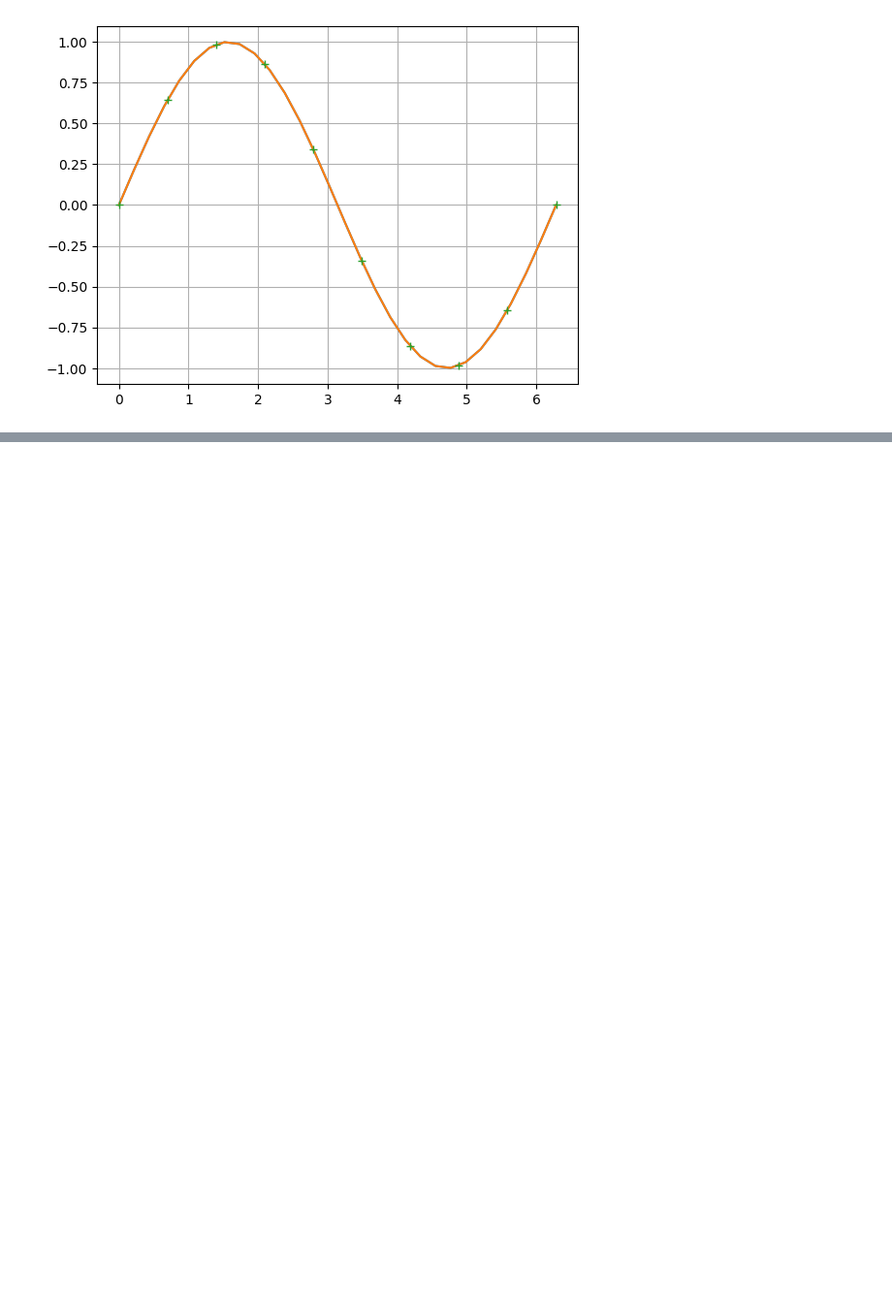
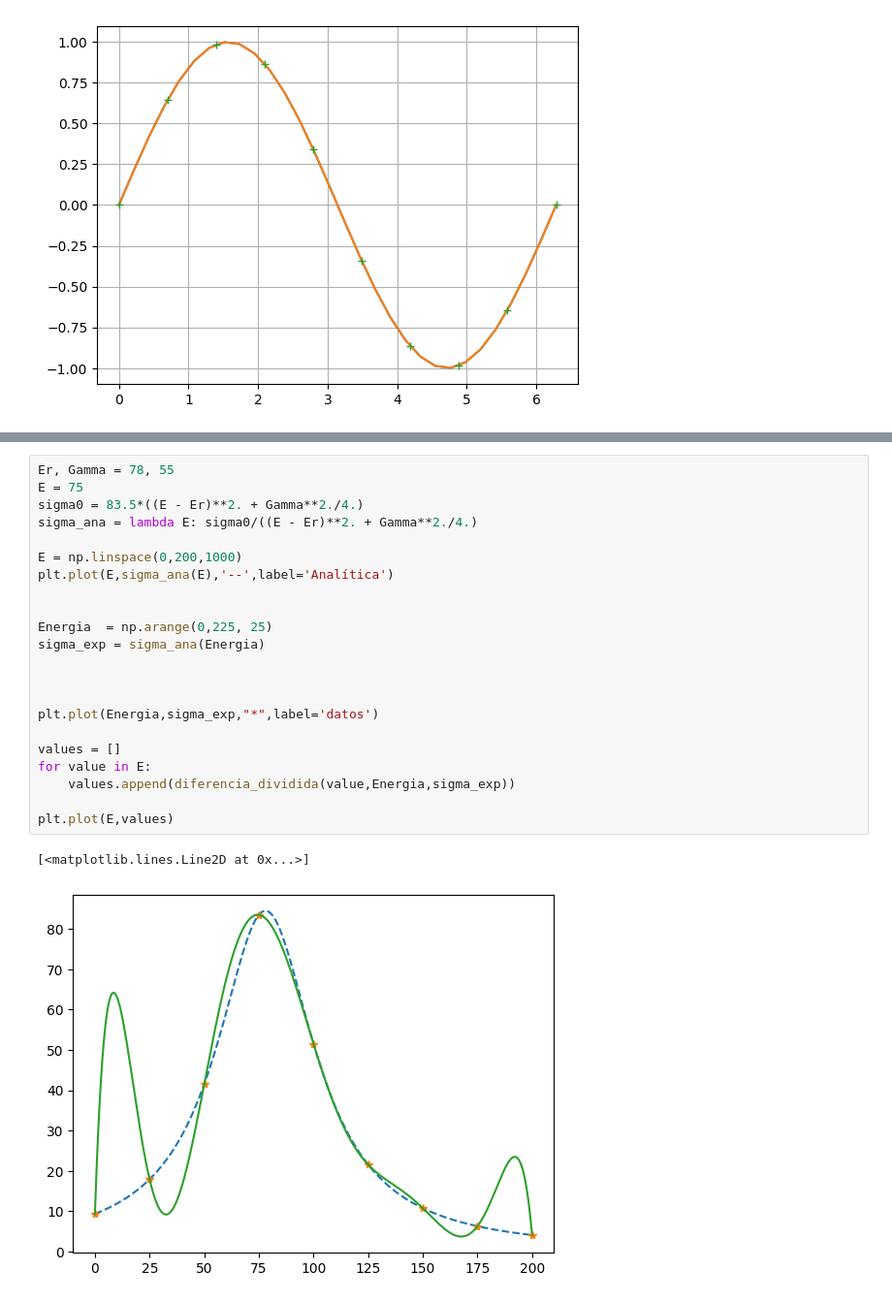
Before and after one commit to Another-DevX/Metodos-computacionales, a Jupyter notebook: interpolacion/diferencia_dividida.ipynb, the cells around one changed output, grey strips where cells are left out. Shown: that part at 97% size. Cells and saved outputs as stored; diff of their text form; blank space fills up the shorter version.

```diff
--- a/interpolacion/diferencia_dividida.ipynb
+++ b/interpolacion/diferencia_dividida.ipynb
@@ -36,0 +72,25 @@ plt.grid()
+# %%
+Er, Gamma = 78, 55
+E = 75
+sigma0 = 83.5*((E - Er)**2. + Gamma**2./4.)
+sigma_ana = lambda E: sigma0/((E - Er)**2. + Gamma**2./4.)
+
+E = np.linspace(0,200,1000)
+plt.plot(E,sigma_ana(E),'--',label='Analítica')
+
+
+Energia  = np.arange(0,225, 25)
+sigma_exp = sigma_ana(Energia)
+
+
+
+plt.plot(Energia,sigma_exp,"*",label='datos')
+
+values = []
+for value in E:
+    values.append(diferencia_dividida(value,Energia,sigma_exp))
+
+plt.plot(E,values)
+# %% [output]
+[<matplotlib.lines.Line2D at 0x...>]
+[figure, added]
```
Also changed, not shown: parts of 1 cell of this notebook, 2 other files.
